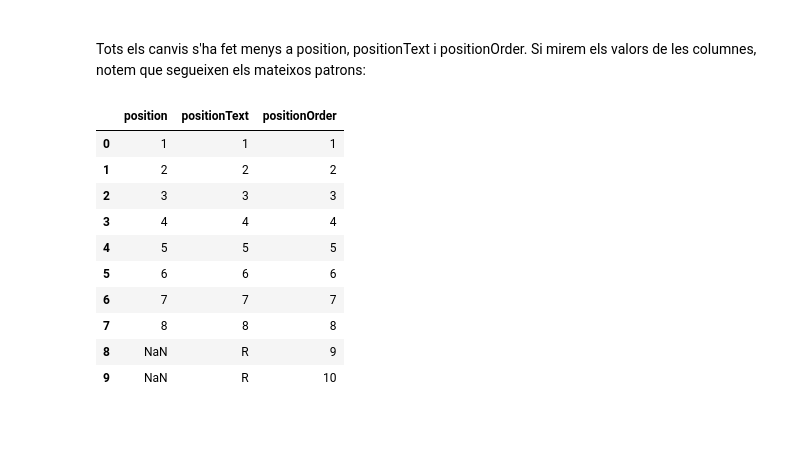
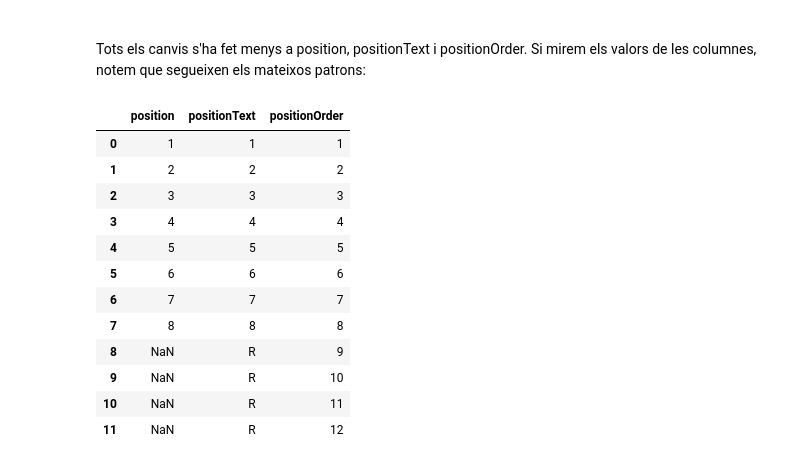
Before and after one commit to Nara-On/Practica3APC-Kaggle, a Jupyter notebook: Practica3APC-Kaggle.ipynb, the cells around one changed output. Saved outputs shown, nothing was run; the diff lists cells and outputs as text; code cells hidden in the pictures; blank space fills up the shorter version.

```diff
--- a/Practica3APC-Kaggle.ipynb
+++ b/Practica3APC-Kaggle.ipynb
@@ -568,16 +564,18 @@ memory usage: 3.3+ MB
 
 Tots els canvis s'ha fet menys a position, positionText i positionOrder. Si mirem els valors de les columnes, notem que segueixen els mateixos patrons:
 # %%
-dataset[['position', 'positionText', 'positionOrder']][0:10]
+dataset[['position', 'positionText', 'positionOrder']][0:12]
 # %% [output]
 |  | position | positionText | positionOrder |
 | 0 | 1 | 1 | 1 |
 | 1 | 2 | 2 | 2 |
 | 2 | 3 | 3 | 3 |
 | 3 | 4 | 4 | 4 |
 | 4 | 5 | 5 | 5 |
 | 5 | 6 | 6 | 6 |
 | 6 | 7 | 7 | 7 |
 | 7 | 8 | 8 | 8 |
 | 8 | NaN | R | 9 |
 | 9 | NaN | R | 10 |
+| 10 | NaN | R | 11 |
+| 11 | NaN | R | 12 |
```
Also changed, not shown: parts of 4 cells of this notebook.
